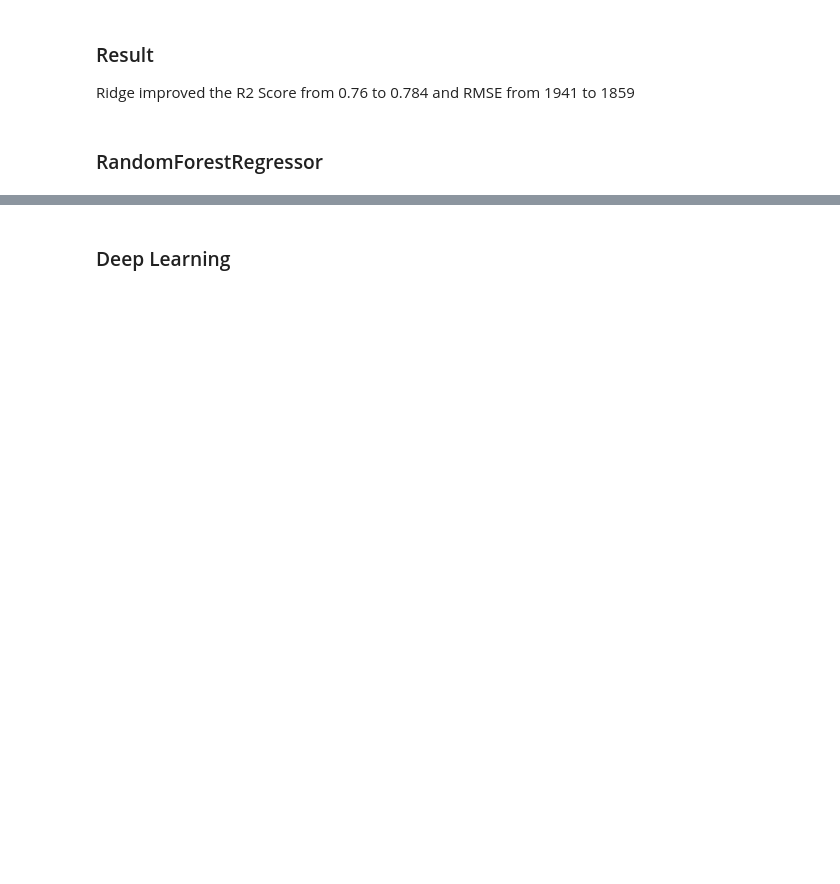
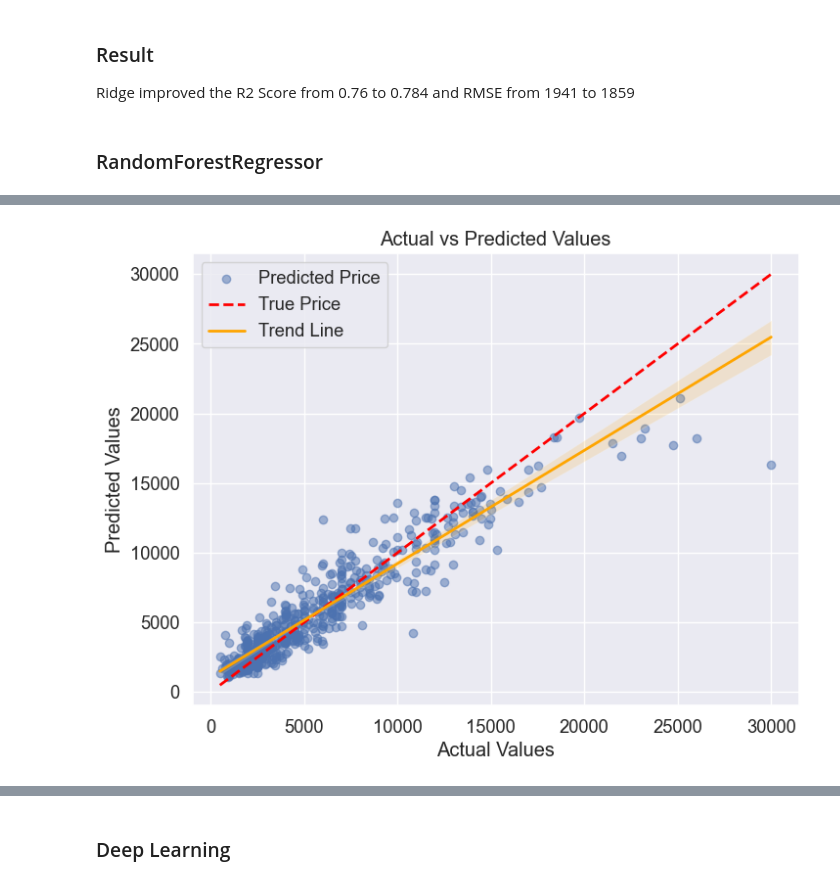
Before and after one commit to Wali-Mohamed/used_car_price_prediction, a Jupyter notebook: notebook.ipynb, the cells around one changed output, grey strips where cells are left out. Cells and saved outputs as stored; diff of their text form; code cells hidden in the pictures; blank space fills up the shorter version.

```diff
--- a/notebook.ipynb
+++ b/notebook.ipynb
@@ -995,0 +906,13 @@ Pipeline(steps=[('columntransformer',
+# %%
+plt.figure(figsize=(8, 6))
+plt.scatter(y_val, y_pred, alpha=0.5, label='Predicted Price')
+plt.plot([y_val.min(), y_val.max()], [y_val.min(), y_val.max()], color='red', linestyle='--', linewidth=2, label='True Price')
+sns.regplot(x=y_val, y=y_pred, scatter=False, color='r', line_kws={"color": "orange", "lw": 2}, label='Trend Line', ci=95)
+plt.xlabel('Actual Values')
+plt.ylabel('Predicted Values')
+plt.title('Actual vs Predicted Values')
+plt.legend()
+plt.savefig('Random Regression')
+plt.show()
+# %% [output]
+[figure, added]
```
Also changed, not shown: parts of 68 cells of this notebook, 11 other files.
